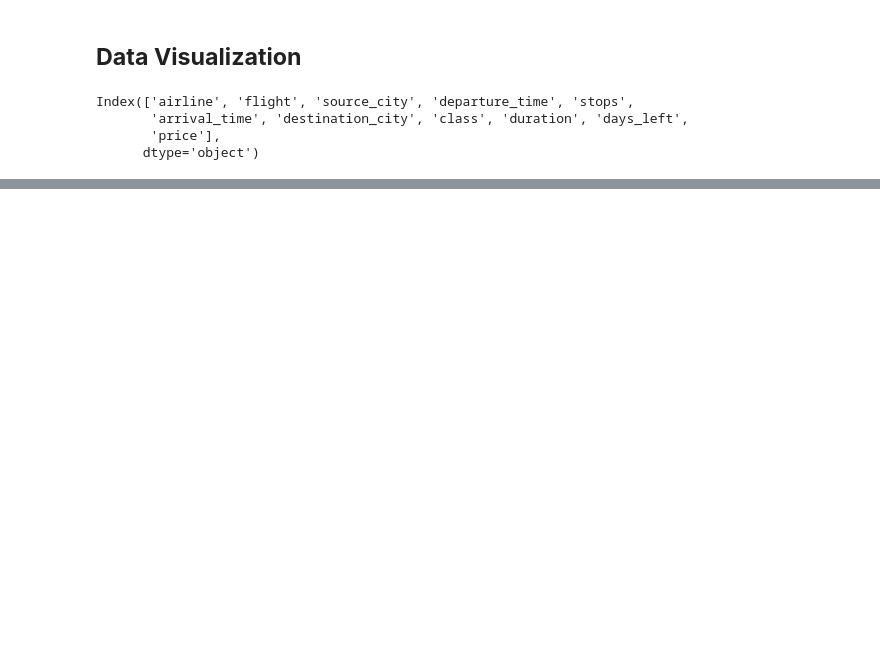
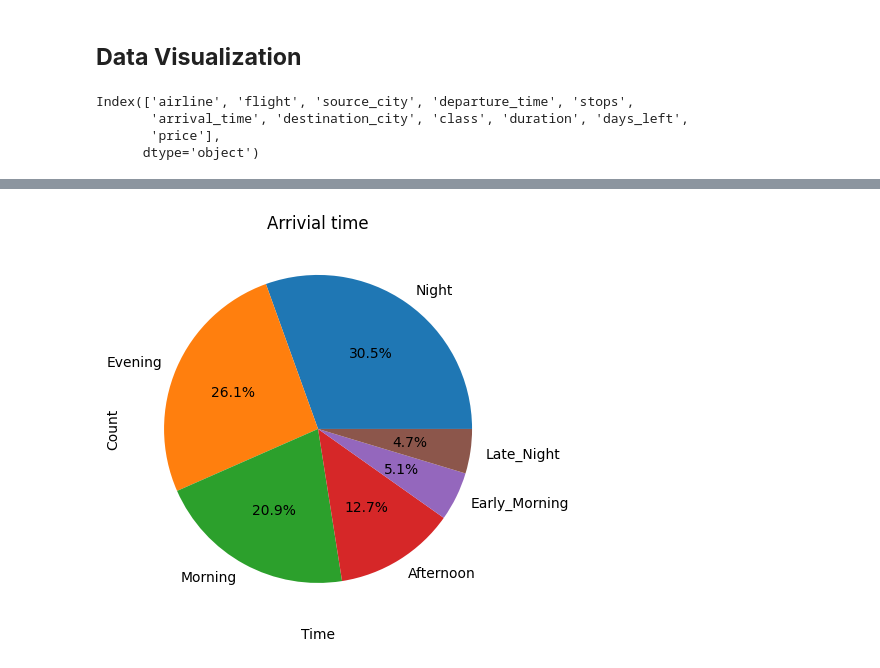
Before and after one commit to abdulabba0/data_analysis, a Jupyter notebook: Airline_Flights_Data.ipynb, the cells around one changed output, grey strips where cells are left out. Saved outputs shown, nothing was run; the diff lists cells and outputs as text; code cells hidden in the pictures; blank space fills up the shorter version.

```diff
--- a/Airline_Flights_Data.ipynb
+++ b/Airline_Flights_Data.ipynb
@@ -192,0 +205,10 @@ df.sample(10)
+# %%
+# Plotting Arrivial time
+plt.figure(figsize=(10, 5))
+plt.title('Arrivial Time')
+plt.xlabel('Time')
+plt.ylabel('Count')
+plt.pie(df.arrival_time.value_counts(), labels=df.arrival_time.value_counts().index, autopct='%1.1f%%')
+plt.show()
+# %% [output]
+[figure, added]
```
Also changed, not shown: parts of 10 cells of this notebook.
